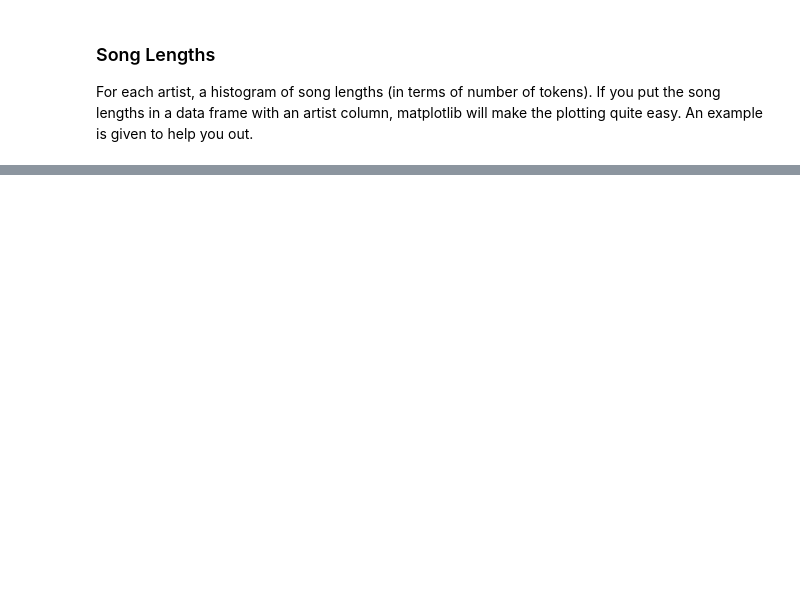
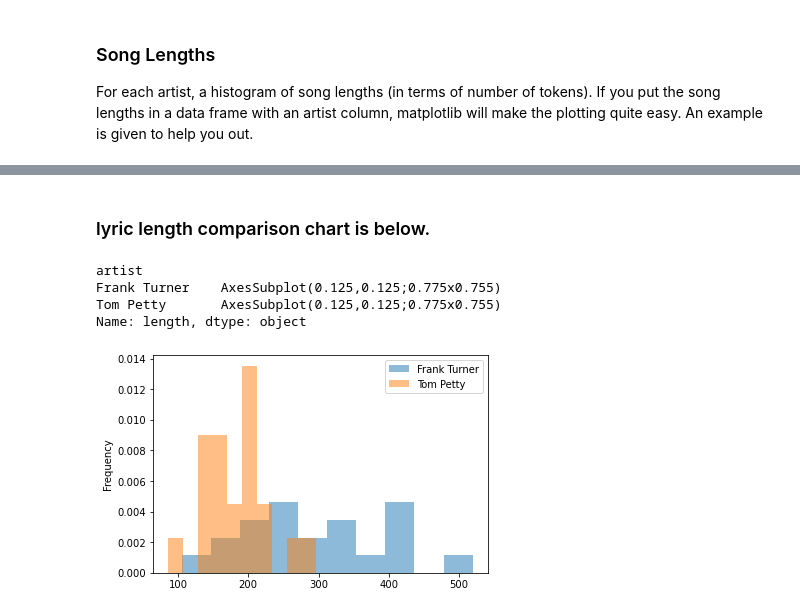
Before and after one commit to stephenkuc/ads_token_norm, a Jupyter notebook: Lyrics and Description EDA.ipynb, the cells around one changed output, grey strips where cells are left out. Saved outputs shown, nothing was run; the diff lists cells and outputs as text; code cells hidden in the pictures; blank space fills up the shorter version.

Commit message:
Completed assignment
finished all portions including analysis

```diff
--- a/Lyrics and Description EDA.ipynb
+++ b/Lyrics and Description EDA.ipynb
@@ -264,0 +606,4 @@ What are the ten most common emojis by artist in the twitter descriptions?
+# %%
+for i in robyn_emoji1:
+    if (i == ''):
+        robyn_emoji1.remove(i)
@@ -275,4 +688,7 @@ What are the ten most common hashtags by artist in the twitter descriptions?
 
 What are the five most common words in song titles by artist? The song titles should be on the first line of the lyrics pages, so if you have kept the raw file contents around, you will not need to re-read the data.
 # %%
-# Your code here
+# i will go back to the petty and frank turner data
+tp_lyr = list(lyric_tp_df['lyrics'])
+
+ft_lyr = list(lyric_ft_df['lyrics'])
@@ -305,0 +755,22 @@ def tokenize_lyrics(lyric) :
+# %%
+# finding length for each song
+
+collapse_whitespace = re.compile(r'\s+')
+
+def tokenize_lyrics(lyric) :
+    """strip and split on whitespace"""
+    return([item.lower() for item in collapse_whitespace.split(lyric)])
+
+tp_lengths = []
+ft_lengths = []
+
+for i in tp_lyr:
+    tokens = tokenize_lyrics(i)
+    tp_lengths.append(len(tokens))
+for i in ft_lyr:
+    tokens = tokenize_lyrics(i)
+    ft_lengths.append(len(tokens))
+# %%
+tp_song_length = lyric_tp_df.assign(length = tp_lengths)
+
+ft_song_length = lyric_ft_df.assign(length = ft_lengths)
@@ -305,0 +797,16 @@ def tokenize_lyrics(lyric) :
+# %% [markdown]
+### lyric length comparison chart is below.
+# %%
+num_replicates = 1000
+
+df = pd.DataFrame({
+    "artist" : ['Tom Petty'] * len(tp_lengths) + ['Frank Turner']*len(ft_lengths),
+    "length" : np.concatenate((tp_song_length['length'],ft_song_length['length']))})
+
+df.groupby('artist')['length'].plot(kind="hist",density=True,alpha=0.5,legend=True)
+# %% [output]
+artist
+Frank Turner    AxesSubplot(0.125,0.125;0.775x0.755)
+Tom Petty       AxesSubplot(0.125,0.125;0.775x0.755)
+Name: length, dtype: object
+[figure, added]
```
Also changed, not shown: parts of 65 cells of this notebook.
